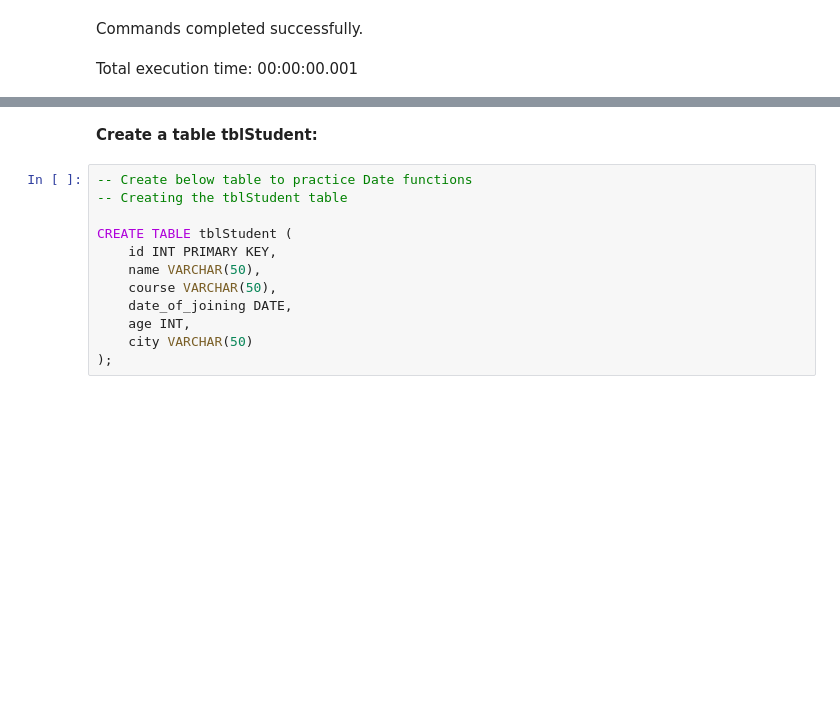
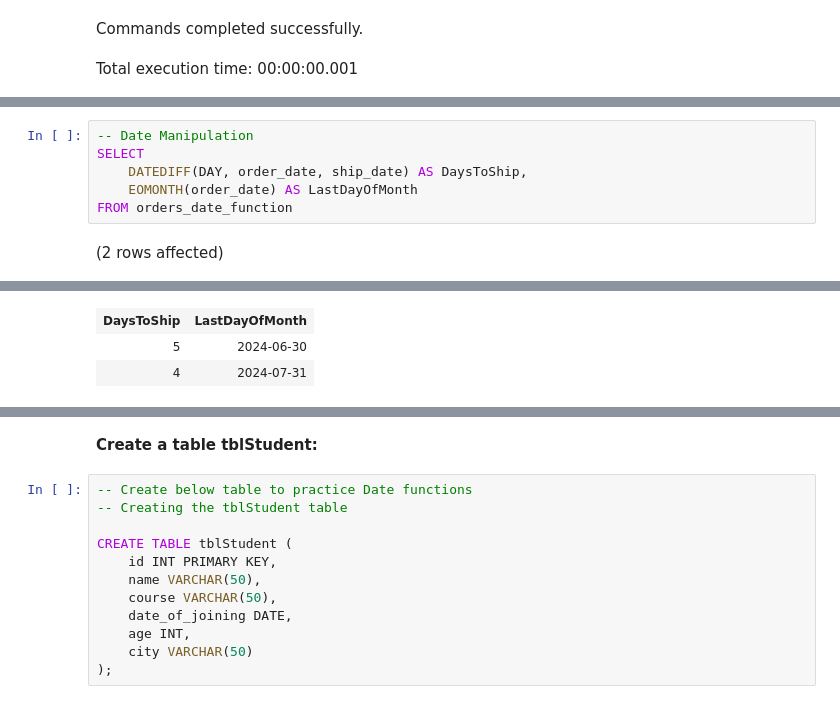
Before and after one commit to rathodlaxman/DataScienceLearnersHub-SQL, a Jupyter notebook: DSLH-DateFunctions.ipynb, the cells around one changed output, grey strips where cells are left out. Drawn from its saved outputs; the diff is of its cells as text; blank space fills up the shorter version.

```diff
--- a/DSLH-DateFunctions.ipynb
+++ b/DSLH-DateFunctions.ipynb
@@ -13,0 +87,8 @@ Total execution time: 00:00:00.001
+# %%
+-- Date Manipulation
+SELECT
+    DATEDIFF(DAY, order_date, ship_date) AS DaysToShip,
+    EOMONTH(order_date) AS LastDayOfMonth
+FROM orders_date_function
+# %% [output]
+(2 rows affected)
@@ -13,0 +96,3 @@ Total execution time: 00:00:00.001
+| DaysToShip | LastDayOfMonth |
+| 5 | 2024-06-30 |
+| 4 | 2024-07-31 |
```
Also changed, not shown: parts of 16 cells of this notebook, 1 other file.
